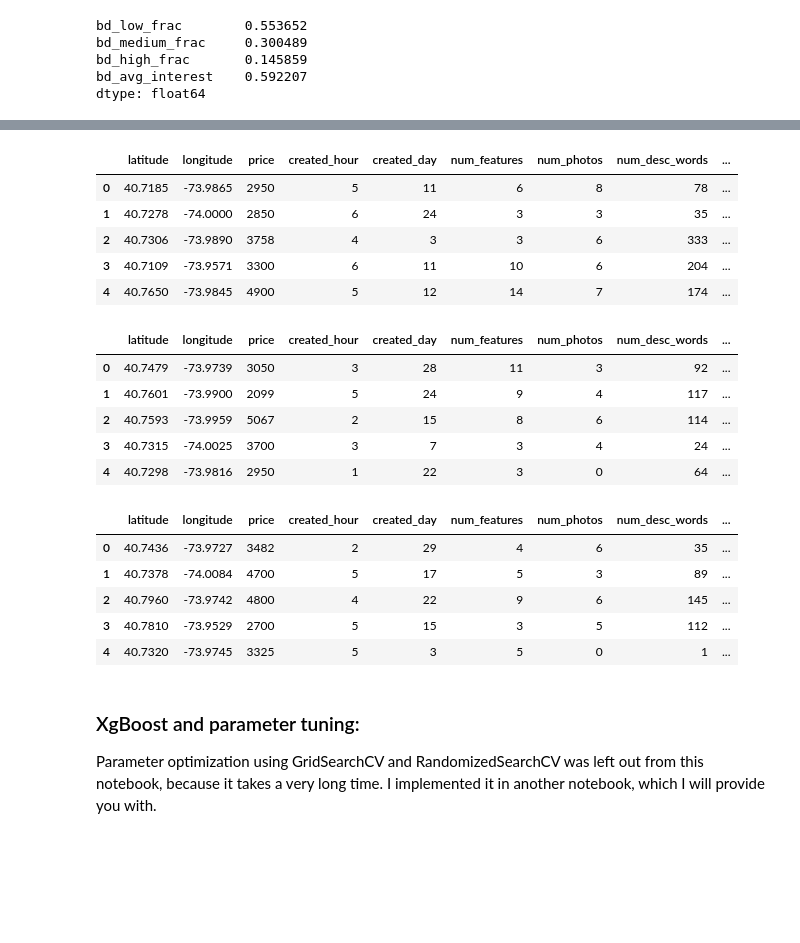
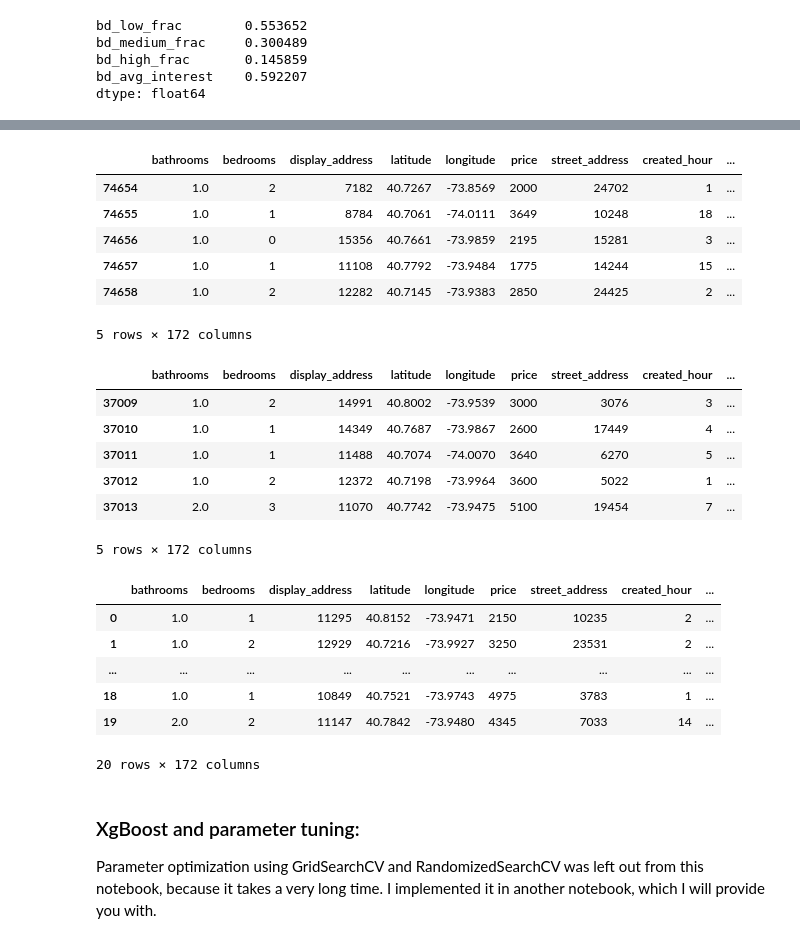
Before and after one commit to Ian-Dzindo01/Rental-Listing-Inquiries, a Jupyter notebook: Rent_listing_inqs.ipynb, the cells around one changed output, grey strips where cells are left out. Drawn from its saved outputs; the diff is of its cells as text; code cells hidden in the pictures; blank space fills up the shorter version.

```diff
--- a/Rent_listing_inqs.ipynb
+++ b/Rent_listing_inqs.ipynb
@@ -82,8 +121,11 @@ test_df.drop(['photos', 'features', 'created', 'description'], axis=1, inplace=T
+# %%
+train_df = transform_data(train_df)
+test_df = transform_data(test_df)
 # %%
 # Let's split the data
 y = train_df["interest_level"]
 X = train_df.drop(['interest_level'], axis=1)
-X_train, X_test, y_train, y_test = train_test_split(X, y, test_size=0.1)
+X_train, X_test, y_train, y_test = train_test_split(X, y, test_size=0.25, random_state=22)
 # %% [markdown]
 #### Dealing with manager_id:
 # %%
@@ -165,7 +207,7 @@ test_df.shape
 # add the features computed on the training dataset to the test_df dataset
 test_df = test_df.merge(gby.reset_index(),how='left', left_on='manager_id', right_on='manager_id')
 
-new_manager_ixes = test_df['man_high_frac'].isnull()
+new_manager_ixes = test_df['man_low_frac'].isnull()
 test_df.loc[new_manager_ixes,['man_high_frac','man_low_frac', 'man_medium_frac','manager_skill']] = mean_values.values
-test_df.head()
+test_df.tail()
 # %% [output]
@@ -249,9 +293,11 @@ with pd.option_context('display.max_rows', 5, 'display.max_columns', 100):
 # %%
 # add the features computed on the training dataset to the test_df dataset
 test_df = test_df.merge(gby.reset_index(),how='left', left_on='building_id', right_on='building_id')
-new_manager_ixes = test_df['bd_high_frac'].isnull()
+
+new_manager_ixes = test_df['bd_low_frac'].isnull()
+
 test_df.loc[new_manager_ixes,['bd_high_frac','bd_low_frac', 'bd_medium_frac','bd_avg_interest']] = mean_values.values
 
-with pd.option_context('display.max_rows', 5, 'display.max_columns', 100):
+with pd.option_context('display.max_rows', 5, 'display.max_columns', 200):
     display(test_df)
 # %% [output]
@@ -265,30 +311,34 @@ with pd.option_context('display.max_rows', 5, 'display.max_columns', 100):
 # %%
-test_df.drop(['manager_id','man_count', 'bd_count', 'building_id'], axis=1, inplace=True)
-X_train.drop(['manager_id','man_count', 'bd_count', 'building_id'], axis=1, inplace=True)
-X_test.drop(['manager_id','man_count', 'bd_count', 'building_id'], axis=1, inplace=True)
-test_df.head()
+test_df.drop(['manager_id','building_id'], axis=1, inplace=True)
+X_train.drop(['manager_id','building_id'], axis=1, inplace=True)
+X_test.drop(['manager_id','building_id'], axis=1, inplace=True)
+test_df.tail()
 # %% [output]
-|  | latitude | longitude | price | created_hour | created_day | num_features | num_photos | num_desc_words | ... |
-| 0 | 40.7185 | -73.9865 | 2950 | 5 | 11 | 6 | 8 | 78 | ... |
-| 1 | 40.7278 | -74.0000 | 2850 | 6 | 24 | 3 | 3 | 35 | ... |
-| 2 | 40.7306 | -73.9890 | 3758 | 4 | 3 | 3 | 6 | 333 | ... |
-| 3 | 40.7109 | -73.9571 | 3300 | 6 | 11 | 10 | 6 | 204 | ... |
-| 4 | 40.7650 | -73.9845 | 4900 | 5 | 12 | 14 | 7 | 174 | ... |
+|  | bathrooms | bedrooms | display_address | latitude | longitude | price | street_address | created_hour | ... |
+| 74654 | 1.0 | 2 | 7182 | 40.7267 | -73.8569 | 2000 | 24702 | 1 | ... |
+| 74655 | 1.0 | 1 | 8784 | 40.7061 | -74.0111 | 3649 | 10248 | 18 | ... |
+| 74656 | 1.0 | 0 | 15356 | 40.7661 | -73.9859 | 2195 | 15281 | 3 | ... |
+| 74657 | 1.0 | 1 | 11108 | 40.7792 | -73.9484 | 1775 | 14244 | 15 | ... |
+| 74658 | 1.0 | 2 | 12282 | 40.7145 | -73.9383 | 2850 | 24425 | 2 | ... |
+5 rows × 172 columns
 # %%
-X_train.head()
+X_train.tail()
 # %% [output]
-|  | latitude | longitude | price | created_hour | created_day | num_features | num_photos | num_desc_words | ... |
-| 0 | 40.7479 | -73.9739 | 3050 | 3 | 28 | 11 | 3 | 92 | ... |
-| 1 | 40.7601 | -73.9900 | 2099 | 5 | 24 | 9 | 4 | 117 | ... |
-| 2 | 40.7593 | -73.9959 | 5067 | 2 | 15 | 8 | 6 | 114 | ... |
-| 3 | 40.7315 | -74.0025 | 3700 | 3 | 7 | 3 | 4 | 24 | ... |
-| 4 | 40.7298 | -73.9816 | 2950 | 1 | 22 | 3 | 0 | 64 | ... |
+|  | bathrooms | bedrooms | display_address | latitude | longitude | price | street_address | created_hour | ... |
+| 37009 | 1.0 | 2 | 14991 | 40.8002 | -73.9539 | 3000 | 3076 | 3 | ... |
+| 37010 | 1.0 | 1 | 14349 | 40.7687 | -73.9867 | 2600 | 17449 | 4 | ... |
+| 37011 | 1.0 | 1 | 11488 | 40.7074 | -74.0070 | 3640 | 6270 | 5 | ... |
+| 37012 | 1.0 | 2 | 12372 | 40.7198 | -73.9964 | 3600 | 5022 | 1 | ... |
+| 37013 | 2.0 | 3 | 11070 | 40.7742 | -73.9475 | 5100 | 19454 | 7 | ... |
+5 rows × 172 columns
-# %%
-X_test.head()
-# %% [output]
-|  | latitude | longitude | price | created_hour | created_day | num_features | num_photos | num_desc_words | ... |
-| 0 | 40.7436 | -73.9727 | 3482 | 2 | 29 | 4 | 6 | 35 | ... |
-| 1 | 40.7378 | -74.0084 | 4700 | 5 | 17 | 5 | 3 | 89 | ... |
-| 2 | 40.7960 | -73.9742 | 4800 | 4 | 22 | 9 | 6 | 145 | ... |
-| 3 | 40.7810 | -73.9529 | 2700 | 5 | 15 | 3 | 5 | 112 | ... |
-| 4 | 40.7320 | -73.9745 | 3325 | 5 | 3 | 5 | 0 | 1 | ... |
+# %%
+with pd.option_context('display.max_rows', 5, 'display.max_columns', 200):
+    display(X_train.head(20))
+# %% [output]
+|  | bathrooms | bedrooms | display_address | latitude | longitude | price | street_address | created_hour | ... |
+| 0 | 1.0 | 1 | 11295 | 40.8152 | -73.9471 | 2150 | 10235 | 2 | ... |
+| 1 | 1.0 | 2 | 12929 | 40.7216 | -73.9927 | 3250 | 23531 | 2 | ... |
+| ... | ... | ... | ... | ... | ... | ... | ... | ... | ... |
+| 18 | 1.0 | 1 | 10849 | 40.7521 | -73.9743 | 4975 | 3783 | 1 | ... |
+| 19 | 2.0 | 2 | 11147 | 40.7842 | -73.9480 | 4345 | 7033 | 14 | ... |
+20 rows × 172 columns
```
Also changed, not shown: parts of 35 cells of this notebook.
